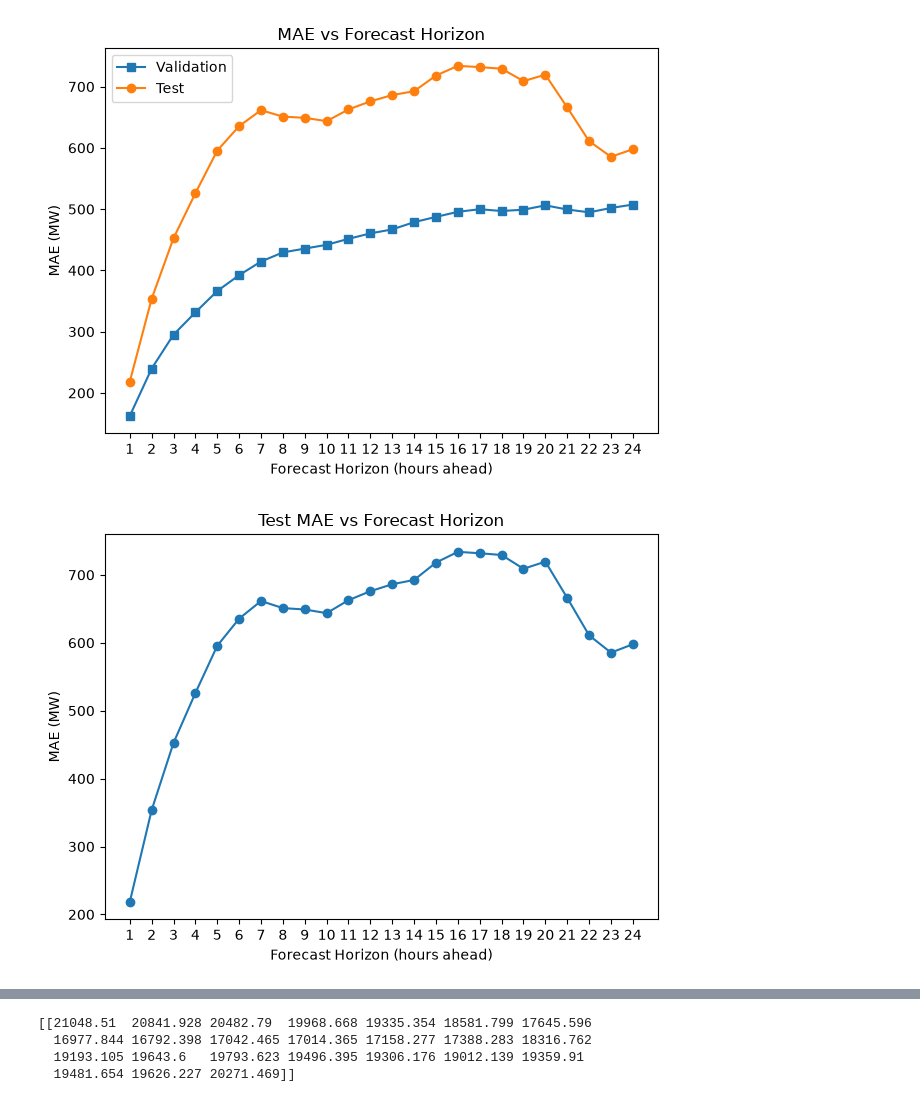
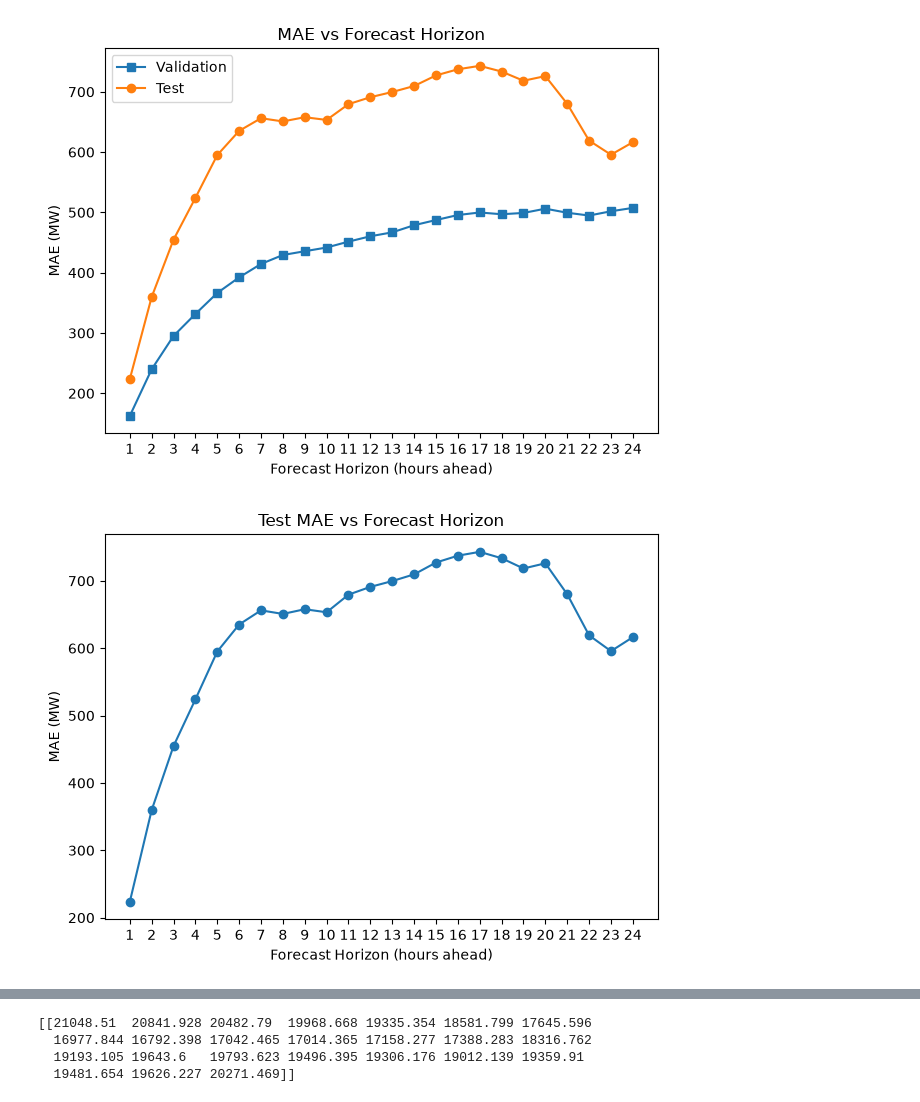
Before and after one commit to chloekentebe/enerstasis-electricity-forecaster, a Jupyter notebook: notebooks/investigate_baseline.ipynb, the cells around one changed output, grey strips where cells are left out. Drawn from its saved outputs; the diff is of its cells as text; code cells hidden in the pictures.

```diff
--- a/notebooks/investigate_baseline.ipynb
+++ b/notebooks/investigate_baseline.ipynb
@@ -14,22 +14,22 @@ with open("/Users/chloekentebe/enerstasis-electricity-forecaster/xgboost_model/f
     feature_columns = json.load(f)
 # %%
 import matplotlib.pyplot as plt
-hm = pd.read_csv("/Users/chloekentebe/enerstasis-electricity-forecaster/xgboost_model/horizon_metrics_2.csv")
+hm = pd.read_csv("/Users/chloekentebe/enerstasis-electricity-forecaster/xgboost_model/horizon_metrics_july30_2.csv")
 
 plt.plot(hm["Horizon"], hm["Validation MAE"], label ="Validation", marker="s")
 plt.plot(hm["Horizon"], hm["Test MAE"], label ="Test", marker="o")
 plt.title("MAE vs Forecast Horizon")
 plt.xlabel("Forecast Horizon (hours ahead)")
 plt.xticks(range(1,25))
 plt.ylabel("MAE (MW)")
 plt.legend()
 plt.tight_layout()
 plt.show()
 # %% [output]
-[figure, old version]
+[figure, new version]
 # %%
 import matplotlib.pyplot as plt
-hm = pd.read_csv("/Users/chloekentebe/enerstasis-electricity-forecaster/xgboost_model/horizon_metrics_2.csv")
+hm = pd.read_csv("/Users/chloekentebe/enerstasis-electricity-forecaster/xgboost_model/horizon_metrics_july30_2.csv")
 
 plt.plot(hm["Horizon"], hm["Test MAE"], label ="Test", marker="o")
 plt.title("Test MAE vs Forecast Horizon")
@@ -39,7 +39,7 @@ plt.ylabel("MAE (MW)")
 plt.tight_layout()
 plt.show()
 # %% [output]
-[figure, old version]
+[figure, new version]
 # %%
 plt.plot(hm["Horizon"], hm["Validation R2"], label ="Validation", marker="s")
 plt.plot(hm["Horizon"], hm["Test R2"], label ="Test", marker="o")
```
Also changed, not shown: parts of 3 cells of this notebook, 3 other files.
